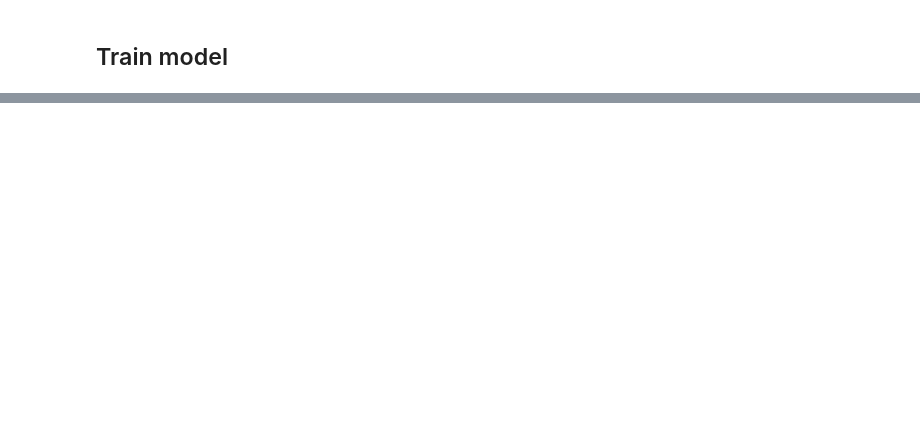
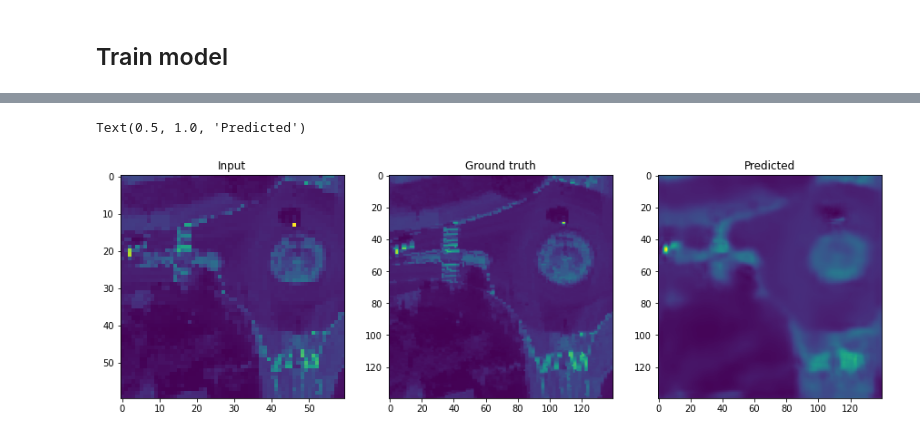
Before and after one commit to stianteien/M_DV_V2022, a Jupyter notebook: Sharpen.ipynb, the cells around one changed output, grey strips where cells are left out. Cells and saved outputs as stored; diff of their text form; code cells hidden in the pictures; blank space fills up the shorter version.

```diff
--- a/Sharpen.ipynb
+++ b/Sharpen.ipynb
@@ -95,0 +127,11 @@ Epoch 7/200
+# %%
+fig, (ax1, ax2, ax3) = plt.subplots(nrows=1,ncols=3, figsize = (15,15))
+ax1.imshow(X_test[2:3][0][:,:,0])
+ax1.set_title("Input")
+ax2.imshow(y_test[2:3][0][:,:,0])
+ax2.set_title("Ground truth")
+ax3.imshow(model.predict(X_test[2:3])[0][:,:,0])
+ax3.set_title("Predicted")
+# %% [output]
+Text(0.5, 1.0, 'Predicted')
+[figure, added]
```
Also changed, not shown: parts of 5 cells of this notebook.
